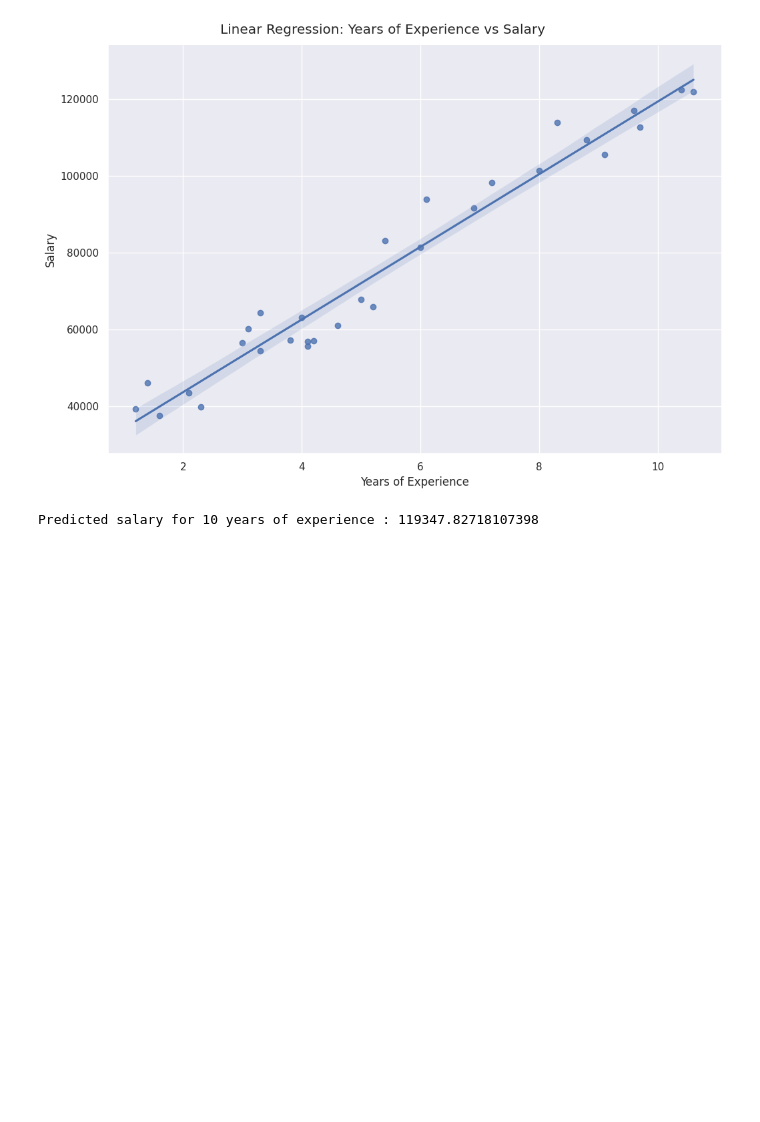
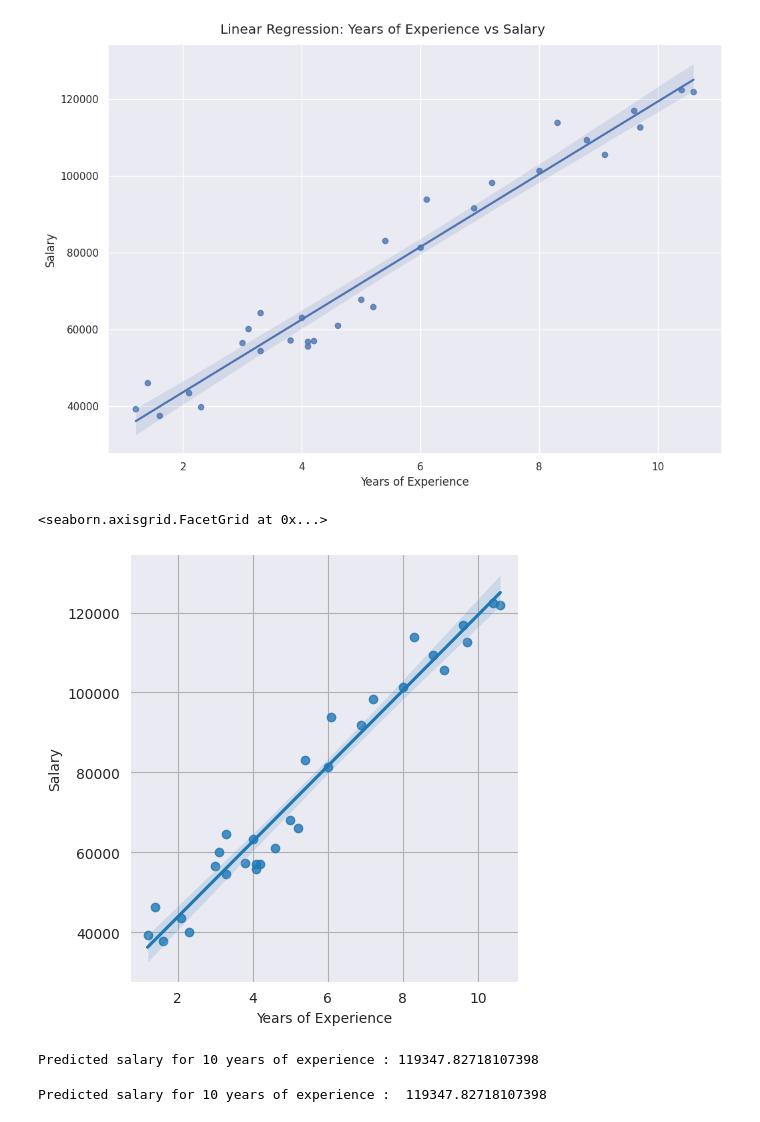
Before and after one commit to znichola/ai-42bootcamp, a Jupyter notebook: 0x0/Beginner00.ipynb, the cells around one changed output. Saved outputs shown, nothing was run; the diff lists cells and outputs as text; code cells hidden in the pictures; blank space fills up the shorter version.

```diff
--- a/0x0/Beginner00.ipynb
+++ b/0x0/Beginner00.ipynb
@@ -50,10 +56,13 @@ Text(0.5, 1.02, 'Linear Regression: Years of Experience vs Salary')
 [figure]
 # %%
 # Create a linear regression plot using lmplot
-...
+ax = sns.lmplot(data=data, x="YearsExperience", y="Salary")
 
 # Set labels and title
-...
+ax.set(xlabel="Years of Experience", ylabel="Salary")
+# %% [output]
+<seaborn.axisgrid.FacetGrid at 0x...>
+[figure, added]
 # %%
 # You should have these results with 10 years of expertise, so it's up to you to do your own tests
 # %% [output]
@@ -63,7 +72,9 @@ Predicted salary for 10 years of experience : 119347.82718107398
 years_experience = 10
 
 # Predict the salary
-predicted_salary = ...
+predicted_salary = regression.predict(pd.DataFrame({"YearsExperience" : [years_experience]}))[0]
 
 # Display the predicted salary
-print(...)
+print("Predicted salary for 10 years of experience : ", predicted_salary)
+# %% [output]
+Predicted salary for 10 years of experience :  119347.82718107398
```
Also changed, not shown: parts of 2 cells of this notebook.
